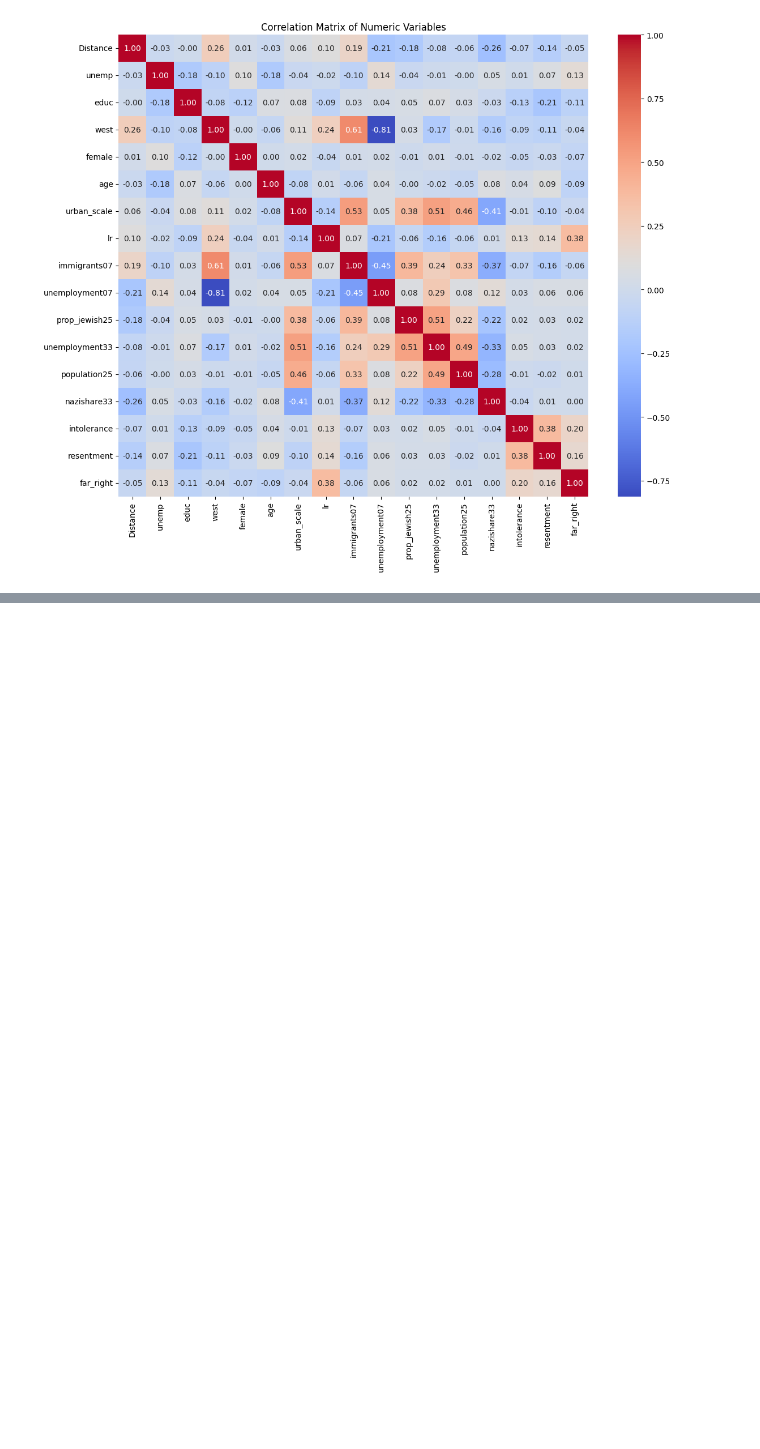
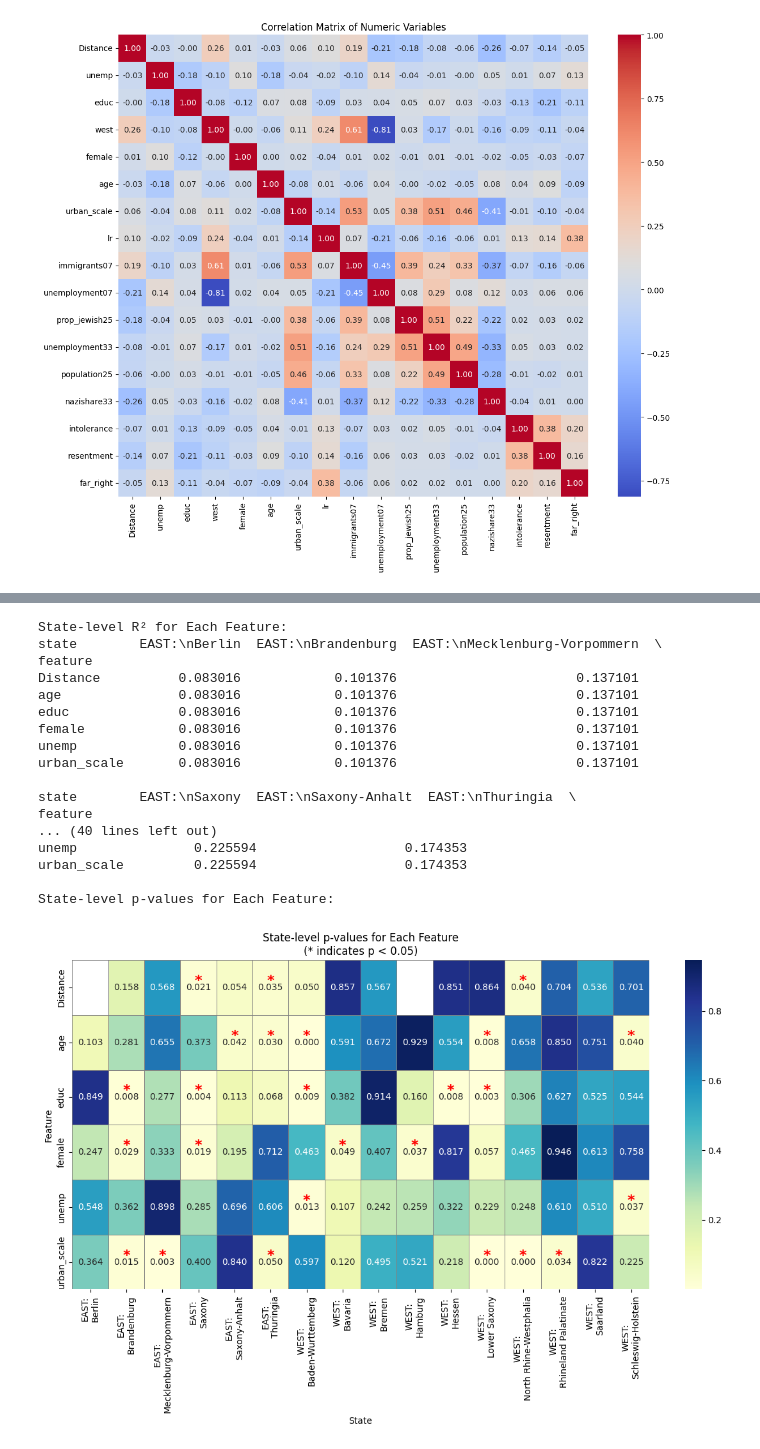
Before and after one commit to josaur/sds-exam, a Jupyter notebook: exam-sds/Exam-Notebook.ipynb, the cells around one changed output, grey strips where cells are left out. Saved outputs shown, nothing was run; the diff lists cells and outputs as text; code cells hidden in the pictures; blank space fills up the shorter version.

```diff
--- a/exam-sds/Exam-Notebook.ipynb
+++ b/exam-sds/Exam-Notebook.ipynb
@@ -510,0 +609,45 @@ out = regression_evaluation(list(models.items()), X_test, y_test)
+# %%
+# table from state stats dataframe
+pivot_table = state_stats_df.pivot(index="feature", columns="state", values="r2")
+print("\nState-level R² for Each Feature:")
+print(pivot_table)
+print("\nState-level p-values for Each Feature:")
+pval_table = state_stats_df.pivot(index="feature", columns="state", values="p_value")
+# plot p value table as heatmap, mark p < 0.05
+plt.figure(figsize=(12, 8))
+mask = pval_table < 0.05
+sns.heatmap(pval_table, annot=True, fmt=".3f", cmap="YlGnBu", cbar=True,
+            linewidths=0.5, linecolor='gray')
+
+# Add visual markers for significant p-values (p < 0.05)
+for i in range(len(pval_table.index)):
+    for j in range(len(pval_table.columns)):
+        if mask.iloc[i, j]:
+            plt.text(j + 0.5, i + 0.5, '*',
+                    ha='center', va='bottom',
+                    color='red', fontsize=16, fontweight='bold')
+
+plt.title("State-level p-values for Each Feature\n(* indicates p < 0.05)")
+plt.xlabel("State")
+plt.ylabel("Feature")
+plt.tight_layout()
+plt.show()
+# %% [output]
+State-level R² for Each Feature:
+state        EAST:\nBerlin  EAST:\nBrandenburg  EAST:\nMecklenburg-Vorpommern  \
+feature
+Distance          0.083016            0.101376                       0.137101
+age               0.083016            0.101376                       0.137101
+educ              0.083016            0.101376                       0.137101
+female            0.083016            0.101376                       0.137101
+unemp             0.083016            0.101376                       0.137101
+urban_scale       0.083016            0.101376                       0.137101
+
+state        EAST:\nSaxony  EAST:\nSaxony-Anhalt  EAST:\nThuringia  \
+feature
+... (40 lines left out)
+unemp               0.225594                   0.174353
+urban_scale         0.225594                   0.174353
+
+State-level p-values for Each Feature:
+[figure, added]
```
Also changed, not shown: parts of 10 cells of this notebook.
